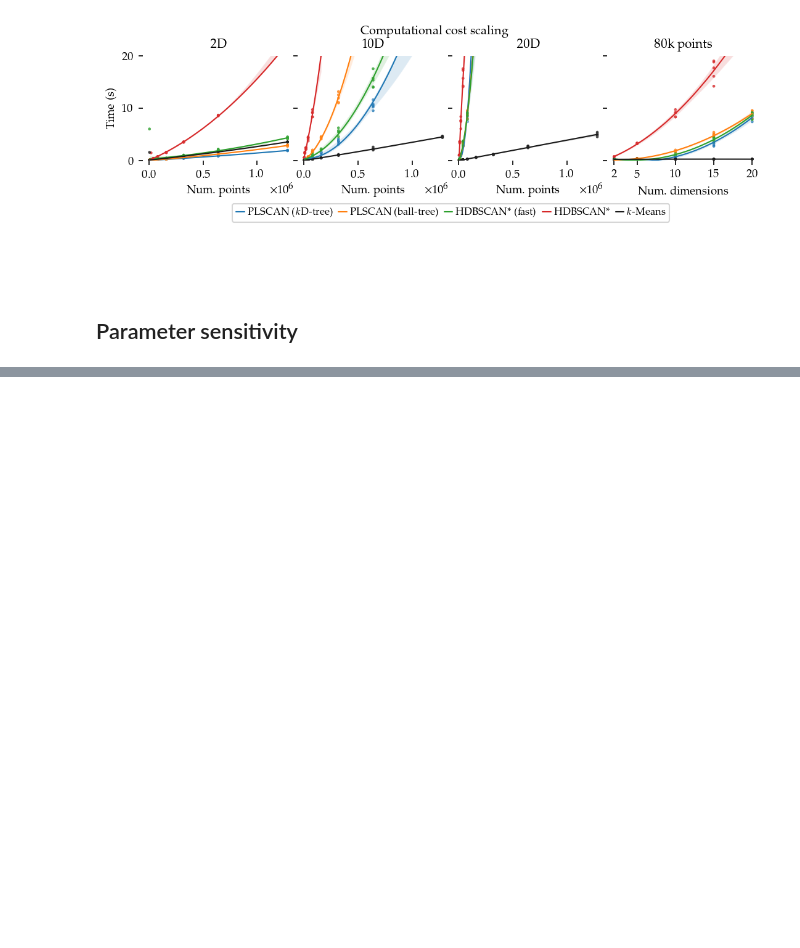
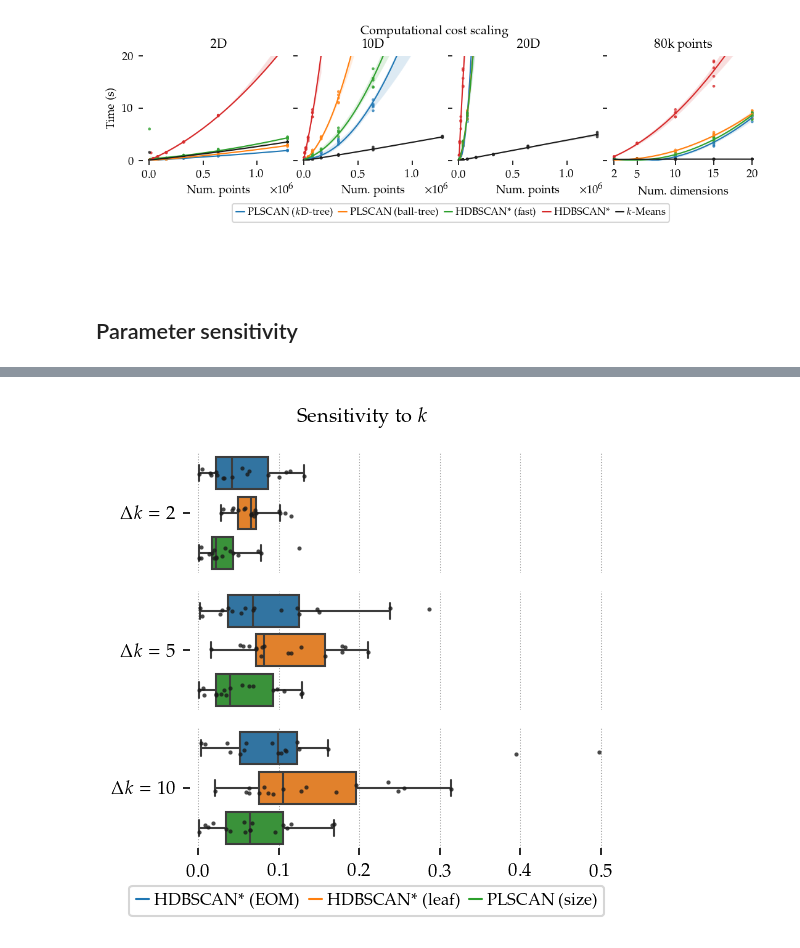
Before and after one commit to JelmerBot/fast_plscan, a Jupyter notebook: docs/_paper_figures.ipynb, the cells around one changed output, grey strips where cells are left out. Drawn from its saved outputs; the diff is of its cells as text; code cells hidden in the pictures; blank space fills up the shorter version.

Commit message:
simplify sensitivity analysis and results

```diff
--- a/docs/_paper_figures.ipynb
+++ b/docs/_paper_figures.ipynb
@@ -740,20 +674,0 @@ plt.show()
-# %%
-# Create the plots
-sized_fig(1, 0.5 / 6)
-max_x = plot_df.k.max()
-ticks = [0, 0.5, 1]
-alg_idxs = [[0, 1], [2, 3], [4, 5], [6, 7], [8, 9], [10, 11]]
-for j, ids in enumerate(alg_idxs):
-    plt.subplot(1, 6, j + 1)
-    plt.title(titles[j], y=0)
-    plt.xlim(0, max_x)
-    plt.xticks([0, 25, 50])
-    plt.yticks([])
-    plt.ylim(0, 1)
-    if j == 0:
-        plt.ylabel(f"{dataset_name(data_sets[0])}\nARI.", labelpad=0, color="w")
-    plt.tick_params(axis="x", colors="white")
-    plt.tick_params(axis="y", colors="white")
-    plt.suptitle("Per dataset curves", y=1)
-    plt.subplots_adjust(bottom=0, right=1, top=1, left=0.08, wspace=0.01)
-    plt.savefig("images/parameter_sensitivity_header.pdf", pad_inches=0)
@@ -990,0 +675,68 @@ plt.show()
+# %%
+perturbations = {
+    2: "$\\Delta k = 2$",
+    5: "$\\Delta k = 5$",
+    10: "$\\Delta k = 10$",
+}
+
+fig = sized_fig(0.5, 1)
+n_perturbations = len(perturbations)
+sub_df = df_sens.pivot(
+    index=["data_set", "alg_id"], columns="perturbation", values="sensitivity"
+).reset_index()
+for i, perturbation in enumerate(perturbations, 1):
+    plt.subplot(n_perturbations, 1, i)
+    plt.grid(axis="x", color="gray", linestyle=":", linewidth=0.5, alpha=0.7)
+    sns.boxplot(
+        data=sub_df,
+        x=perturbation,
+        y="alg_id",
+        hue="alg_id",
+        order=alg_ids,
+        hue_order=alg_ids,
+        palette=palette,
+        legend=False,
+        fliersize=0,
+        linewidth=1,
+        formatter=to_display_name,
+    )
+    sns.stripplot(
+        data=sub_df,
+        x=perturbation,
+        y="alg_id",
+        order=alg_ids,
+        legend=False,
+        color="k",
+        size=2,
+        alpha=0.8,
+        jitter=0.15,
+        formatter=to_display_name,
+    )
+    plt.ylabel("")
+    plt.xlabel("")
+    plt.xlim(-0.01, 0.51)
+    if i < len(perturbations):
+        plt.gca().set_xticklabels([])
+        plt.gca().tick_params(axis="x", which="both", length=0)
+    plt.yticks([1])
+    plt.gca().set_yticklabels([perturbations[perturbation]])
+
+plt.legend(
+    handles=[
+        plt.Line2D([0], [0], color=palette[j], lw=1, label=to_display_name(n))
+        for j, n in enumerate(alg_ids)
+    ],
+    loc="upper right",
+    bbox_to_anchor=(1.01, -0.25),
+    handlelength=0.8,
+    columnspacing=0.6,
+    handletextpad=0.3,
+    ncol=len(alg_ids),
+)
+
+plt.suptitle("Sensitivity to $k$")
+plt.tight_layout()
+plt.savefig("images/parameter_sensitivity_perturbations.pdf", pad_inches=0)
+plt.show()
+# %% [output]
+[figure, added]
```
Also changed, not shown: parts of 18 cells of this notebook, 36 other files.
